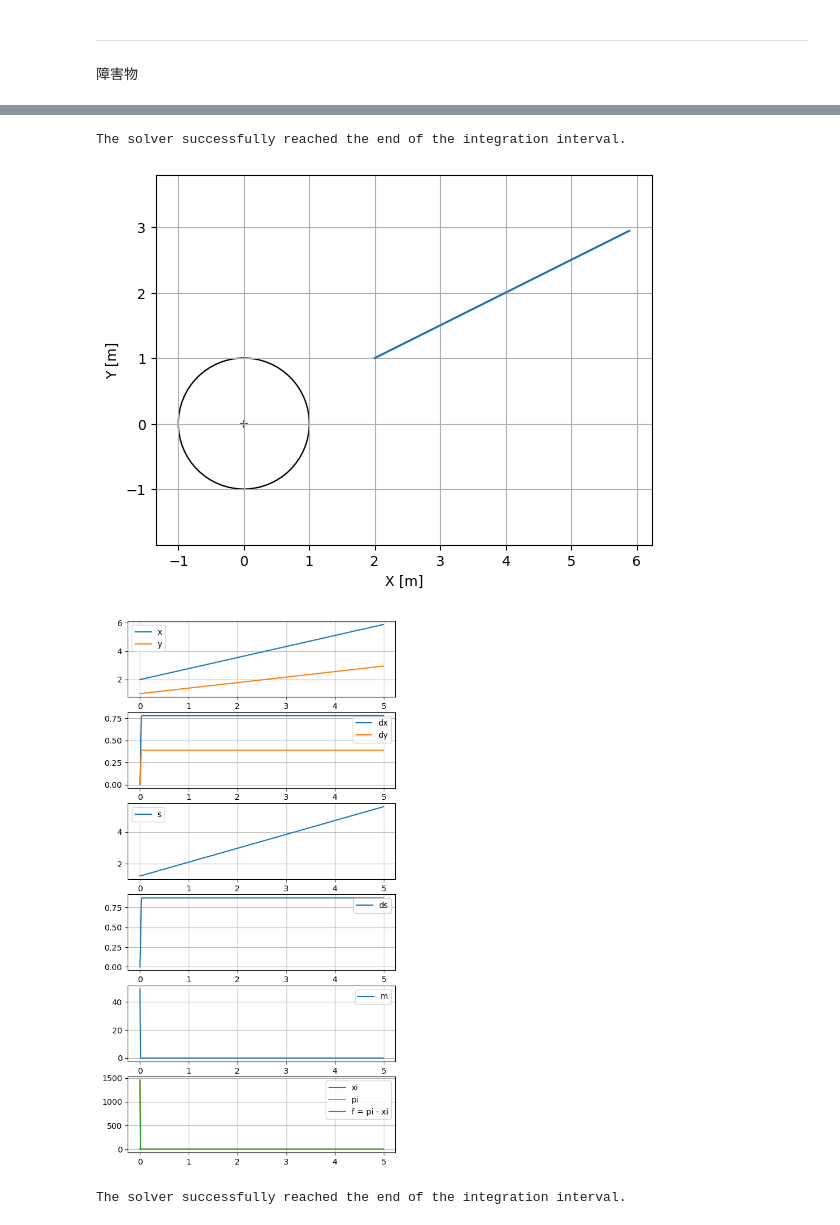
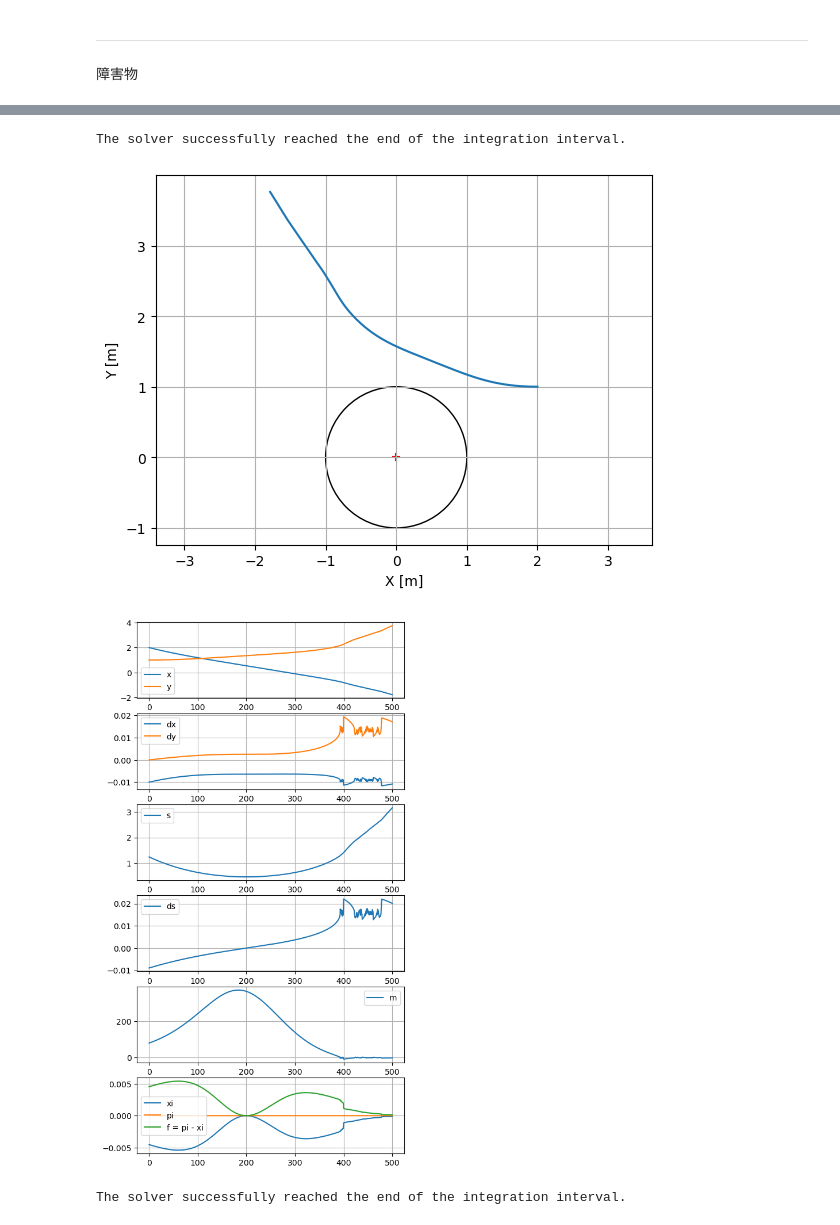
Before and after one commit to YoshimitsuMatsutaIe/rmp-py, a Jupyter notebook: fabric.ipynb, the cells around one changed output, grey strips where cells are left out. Drawn from its saved outputs; the diff is of its cells as text; code cells hidden in the pictures.

```diff
--- a/fabric.ipynb
+++ b/fabric.ipynb
@@ -205,0 +202,20 @@ plt.ylim(0,3)
+# %%
+x = np.arange(0.05, 1, 0.01)
+
+y = [-func_xi_obs(xi, 0.1, 10, 1, 100) for xi in x]
+plt.plot(x, y, label="dx = 0.1")
+
+y = [-func_xi_obs(xi, 0.01, 10, 1, 100) for xi in x]
+plt.plot(x, y, label="dx = 0.01")
+
+y = [-func_xi_obs(xi, 0, 10, 1, 100) for xi in x]
+plt.plot(x, y, label="dx = 0.")
+
+y = [-func_xi_obs(xi, -0.01, 10, 1, 100) for xi in x]
+plt.plot(x, y, label="dx = -0.01")
+
+y = [-func_xi_obs(xi, -0.1, 10, 1, 100) for xi in x]
+plt.plot(x, y, label="dx = -0.1")
+
+plt.grid(); plt.legend()
+plt.ylim(-1,3)
@@ -220,7 +239,7 @@ def dX(t, X):
 
     m = func_M_obs(s, s_dot, k_b, alpha_b, alpha_sig)
     xi = func_xi_obs(s, s_dot, k_b, alpha_b, alpha_sig)
-    pi = func_pi_obs(s, s_dot, k_b, alpha_b, alpha_sig)
+    pi = func_pi_obs(s, s_dot, k_b, alpha_b, alpha_sig)*0
     #pi = 0
     #damp = np.zeros((2,1))
     damp = 0. * s_dot
@@ -239,9 +258,9 @@ def dX(t, X):
     return np.ravel(np.concatenate([x_dot, a]))
 
 
-X0 = np.array([2, 1, -0.0, 0.0])
+X0 = np.array([2, 1, -0.01, 0.0])
 time_interval = 0.01
-time_span = 5
+time_span = 500
 tspan = (0, time_span)
 teval = np.arange(0, time_span, time_interval)
 sol = integrate.solve_ivp(fun=dX, t_span=tspan, y0=X0, t_eval=teval)
@@ -265,7 +284,7 @@ for i in range(len(sol.t)):
     J = func_J(x, x_dot, xo, r)
     m = func_M_obs(s, s_dot, k_b, alpha_b, alpha_sig)
     xi = func_xi_obs(s, s_dot, k_b, alpha_b, alpha_sig)
-    pi = func_pi_obs(s, s_dot, k_b, alpha_b, alpha_sig)
+    pi = func_pi_obs(s, s_dot, k_b, alpha_b, alpha_sig)*0
     #pi = 0
     #damp = np.zeros((2,1))
     damp = 0. * s_dot
@@ -275,35 +294,35 @@ for i in range(len(sol.t)):
     pull_M = m * J.T @ J
     pull_f = J.T * f
 
     a = LA.pinv(pull_M) @ pull_f
 
     s_.append(s)
     s_dot_.append(s_dot)
     m_.append(m)
     xi_.append(xi)
     pi_.append(pi)
     f_.append(f)
 
 
 fig, axes = plt.subplots(nrows=6, ncols=1, figsize=(6, 12))
 axes[0].plot(sol.t, sol.y[0], label="x")
 axes[0].plot(sol.t, sol.y[1], label="y")
 axes[1].plot(sol.t, sol.y[2], label="dx")
 axes[1].plot(sol.t, sol.y[3], label="dy")
 axes[2].plot(sol.t, s_, label="s")
 axes[3].plot(sol.t, s_dot_, label="ds")
 axes[4].plot(sol.t, m_, label="m")
 axes[5].plot(sol.t, xi_, label="xi")
 axes[5].plot(sol.t, pi_, label="pi")
 axes[5].plot(sol.t, f_, label="f = pi - xi")
 
 for ax in axes.ravel():
     ax.legend()
     ax.grid()
 # %% [output]
 The solver successfully reached the end of the integration interval.
-[figure, old version]
+[figure, new version]
-[figure, old version]
+[figure, new version]
 # %%
 import sys
 sys.path.append('.')
```
Also changed, not shown: parts of 4 cells of this notebook.
